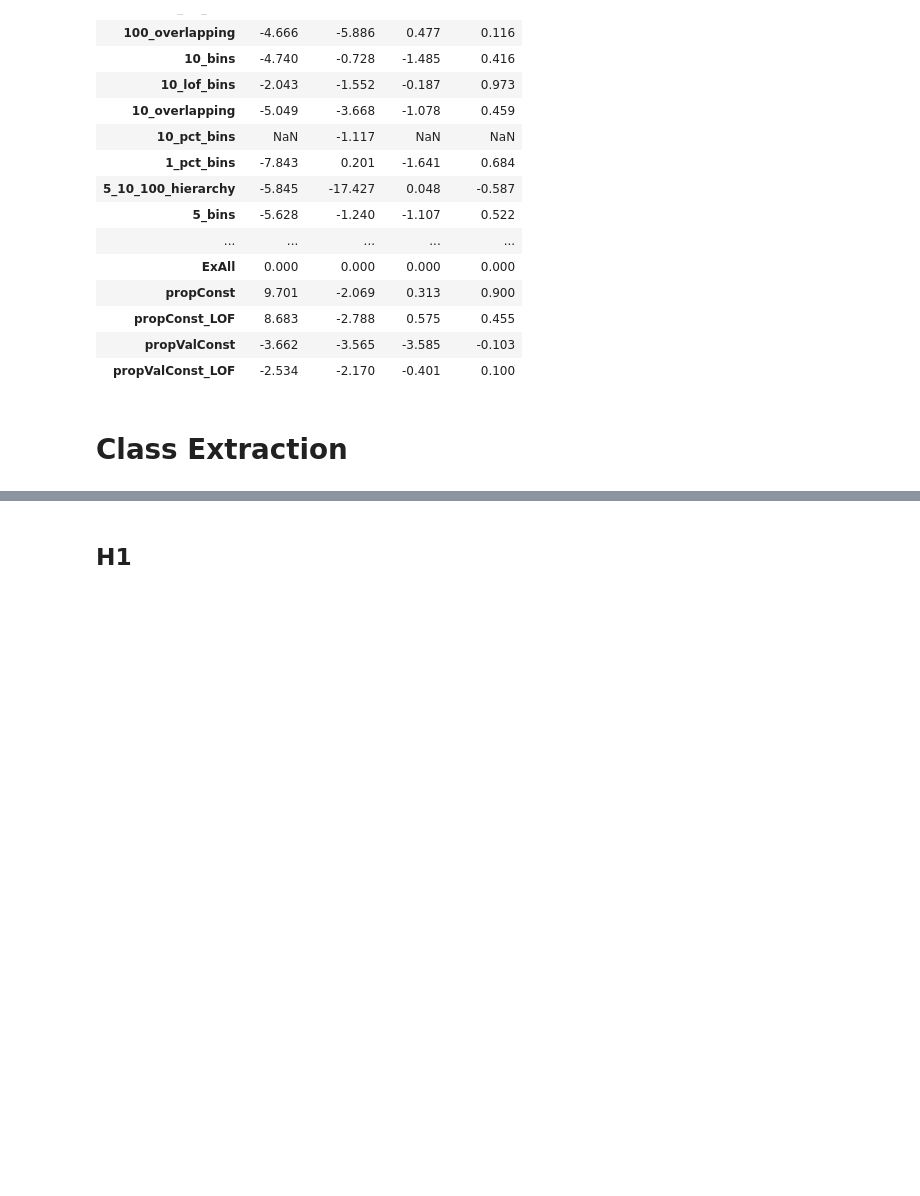
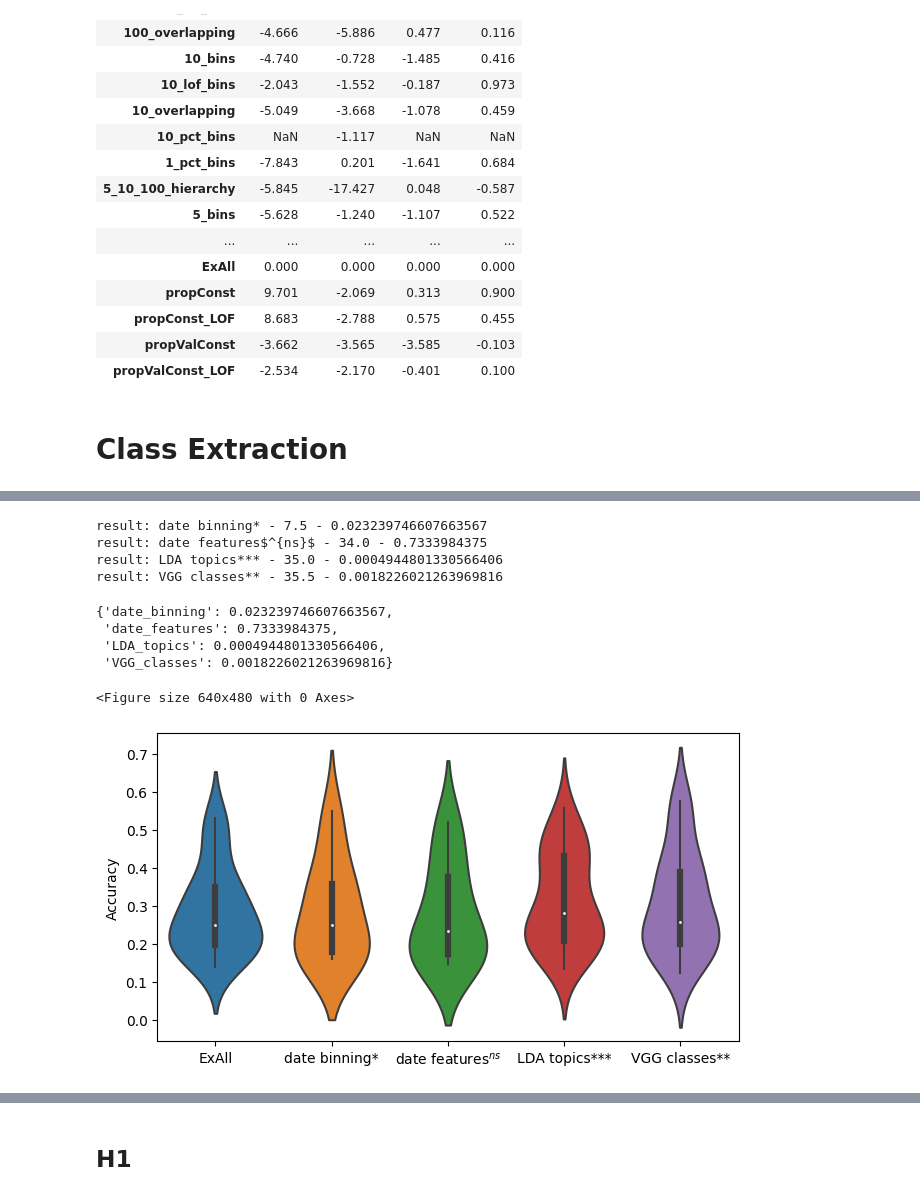
Before and after one commit to ArcNoctris/kg_literal_preprocessing, a Jupyter notebook: notebooks/model_evaluation.ipynb, the cells around one changed output, grey strips where cells are left out. Cells and saved outputs as stored; diff of their text form; code cells hidden in the pictures; blank space fills up the shorter version.

```diff
--- a/notebooks/model_evaluation.ipynb
+++ b/notebooks/model_evaluation.ipynb
@@ -1,5 +1,42 @@
 # %% [markdown]
 # Read data and base stats
+# %%
+name_map =  {
+    '100_bins': '100Bins',
+    '10_bins': '10Bins',
+    '5_bins': '5Bins',
+    '100_lof_bins': '100LOFBins',
+    '10_lof_bins': '10LOFBins',
+    '5_lof_bins': '5LOFBins',
+    '100_overlapping': "100Overlap",
+    '10_overlapping': "10Overlap",
+    '10_overlapping': "10Overlap",
+    '10_pct_bins': "10%Bins",
+    '1_pct_bins': "1%Bins",
+    '5_pct_bins': "5%Bins",
+    '5_10_100_hierarchy': 'multHRCHY',
+    '5lvl_binary_hierarchy': 'binHRCHY',
+    'ExAll':'ExAll',
+    'ExDates':'ExDat',
+    'ExImages':'ExImg',
+    'ExNumbers':'ExNum',
+    'ExText':"ExTxt",
+    'InAll':'InAll',
+    'InDates':'InDat',
+    'InImages':'InImg',
+    'InNumbers':'InNum',
+    'InText':'InTxt',
+    'LDA_topics':'LDATopics',
+    'MKGA':'MKGA',
+    'OneEntPerRel':'OneEnt',
+    'VGG_classes':'VGGClasses',
+    'date_binning':'DatBins',
+    'date_features':'DatFeat',
+    'propConst':'pConst',
+    'propConst_LOF':'pLOFConst',
+    'propValConst':'pvConst',
+    'propValConst_LOF':'pvLOFConst'
+}
 # %%
 import os
 import numpy as np
@@ -1314,0 +1697,13 @@ array(['100_bins', '100_lof_bins', '100_overlapping', '10_bins',
+# %%
+plot_violin(df,class_extraction, name="Extract Features",measure="f1_macro")
+# %% [output]
+result: date binning* - 7.5 - 0.023239746607663567
+result: date features$^{ns}$ - 34.0 - 0.7333984375
+result: LDA topics*** - 35.0 - 0.0004944801330566406
+result: VGG classes** - 35.5 - 0.0018226021263969816
+{'date_binning': 0.023239746607663567,
+ 'date_features': 0.7333984375,
+ 'LDA_topics': 0.0004944801330566406,
+ 'VGG_classes': 0.0018226021263969816}
+<Figure size 640x480 with 0 Axes>
+[figure, added]
```
Also changed, not shown: parts of 42 cells of this notebook, 6 other files.
